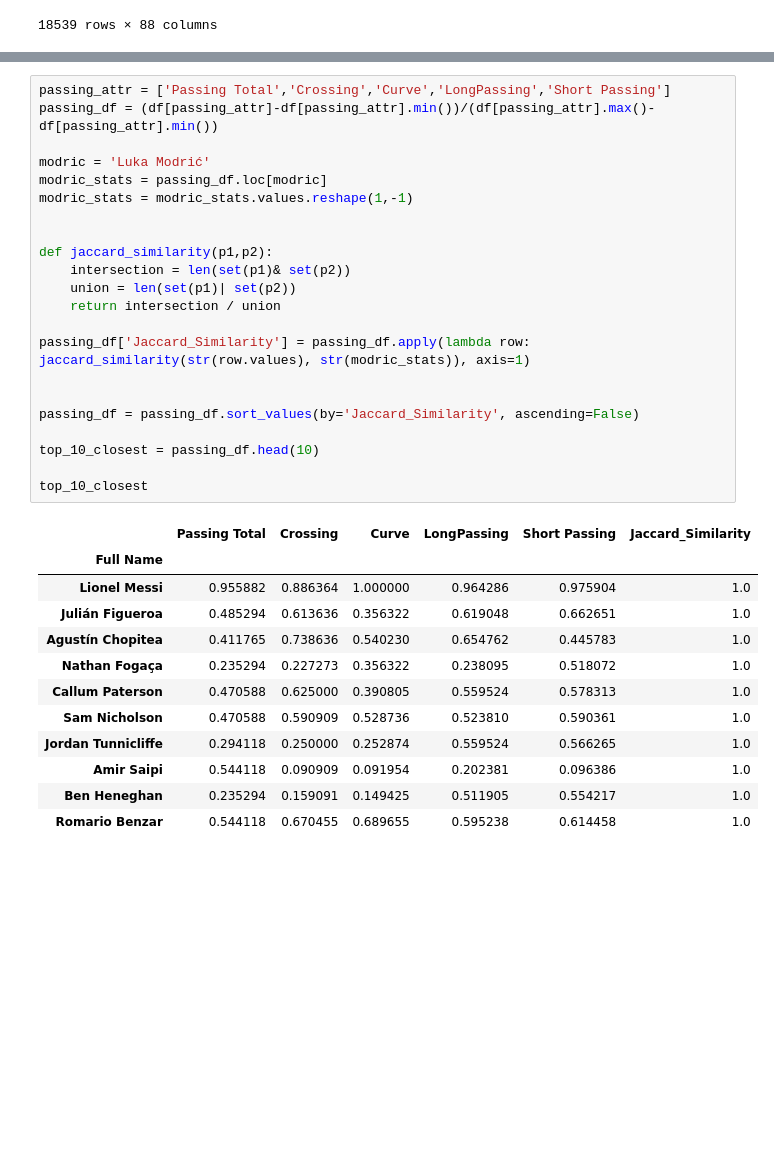
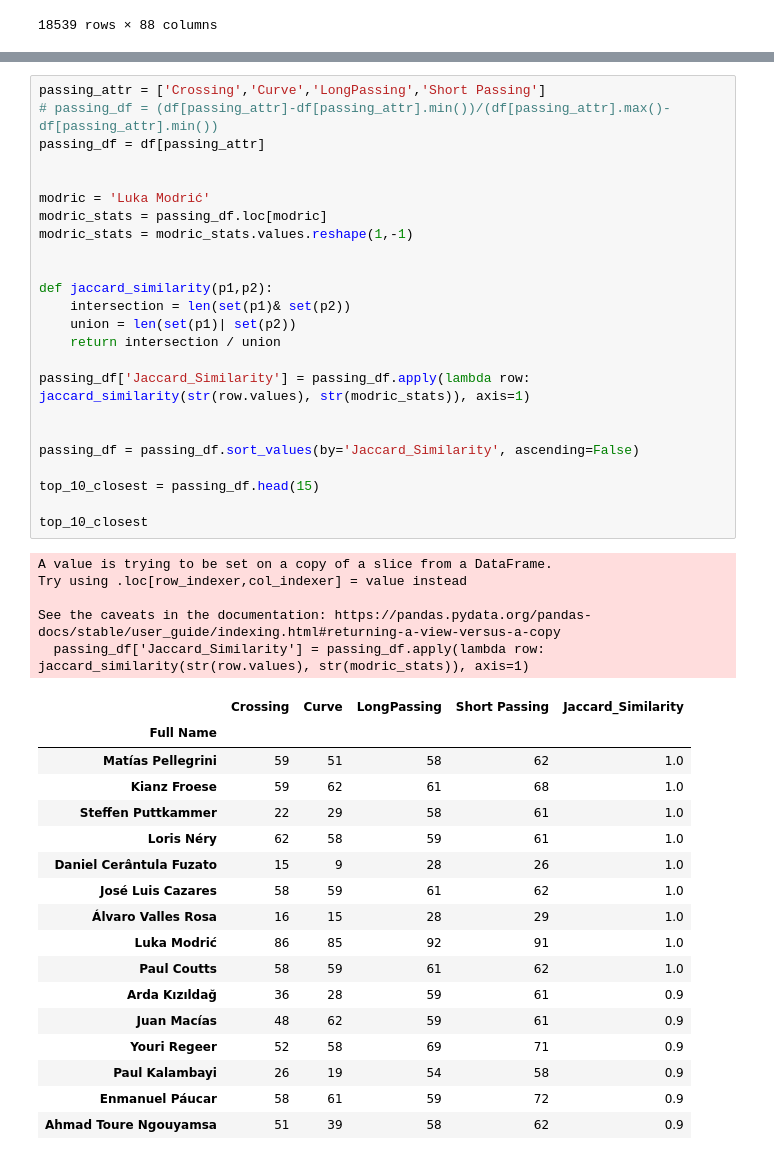
Before and after one commit to chiefotto/inst414asm3, a Jupyter notebook: main.ipynb, the cells around one changed output, grey strips where cells are left out. Drawn from its saved outputs; the diff is of its cells as text; blank space fills up the shorter version.

```diff
--- a/main.ipynb
+++ b/main.ipynb
@@ -84,37 +91,49 @@ top
 # %%
-passing_attr = ['Passing Total','Crossing','Curve','LongPassing','Short Passing']
-passing_df = (df[passing_attr]-df[passing_attr].min())/(df[passing_attr].max()-df[passing_attr].min())
+passing_attr = ['Crossing','Curve','LongPassing','Short Passing']
+# passing_df = (df[passing_attr]-df[passing_attr].min())/(df[passing_attr].max()-df[passing_attr].min())
+passing_df = df[passing_attr]
+
 
 modric = 'Luka Modrić'
 modric_stats = passing_df.loc[modric]
 modric_stats = modric_stats.values.reshape(1,-1)
 
 
 def jaccard_similarity(p1,p2):
     intersection = len(set(p1)& set(p2))
     union = len(set(p1)| set(p2))
     return intersection / union
 
 passing_df['Jaccard_Similarity'] = passing_df.apply(lambda row: jaccard_similarity(str(row.values), str(modric_stats)), axis=1)
 
 
 passing_df = passing_df.sort_values(by='Jaccard_Similarity', ascending=False)
 
-top_10_closest = passing_df.head(10)
+top_10_closest = passing_df.head(15)
 
 top_10_closest
 # %% [output]
+A value is trying to be set on a copy of a slice from a DataFrame.
+Try using .loc[row_indexer,col_indexer] = value instead
+
+See the caveats in the documentation: https://pandas.pydata.org/pandas-docs/stable/user_guide/indexing.html#returning-a-view-versus-a-copy
+  passing_df['Jaccard_Similarity'] = passing_df.apply(lambda row: jaccard_similarity(str(row.values), str(modric_stats)), axis=1)
-|  | Passing Total | Crossing | Curve | LongPassing | Short Passing | Jaccard_Similarity |
-| Full Name |  |  |  |  |  |  |
-| Lionel Messi | 0.955882 | 0.886364 | 1.000000 | 0.964286 | 0.975904 | 1.0 |
-| Julián Figueroa | 0.485294 | 0.613636 | 0.356322 | 0.619048 | 0.662651 | 1.0 |
-| Agustín Chopitea | 0.411765 | 0.738636 | 0.540230 | 0.654762 | 0.445783 | 1.0 |
-| Nathan Fogaça | 0.235294 | 0.227273 | 0.356322 | 0.238095 | 0.518072 | 1.0 |
-| Callum Paterson | 0.470588 | 0.625000 | 0.390805 | 0.559524 | 0.578313 | 1.0 |
-| Sam Nicholson | 0.470588 | 0.590909 | 0.528736 | 0.523810 | 0.590361 | 1.0 |
-| Jordan Tunnicliffe | 0.294118 | 0.250000 | 0.252874 | 0.559524 | 0.566265 | 1.0 |
-| Amir Saipi | 0.544118 | 0.090909 | 0.091954 | 0.202381 | 0.096386 | 1.0 |
-| Ben Heneghan | 0.235294 | 0.159091 | 0.149425 | 0.511905 | 0.554217 | 1.0 |
-| Romario Benzar | 0.544118 | 0.670455 | 0.689655 | 0.595238 | 0.614458 | 1.0 |
+|  | Crossing | Curve | LongPassing | Short Passing | Jaccard_Similarity |
+| Full Name |  |  |  |  |  |
+| Matías Pellegrini | 59 | 51 | 58 | 62 | 1.0 |
+| Kianz Froese | 59 | 62 | 61 | 68 | 1.0 |
+| Steffen Puttkammer | 22 | 29 | 58 | 61 | 1.0 |
+| Loris Néry | 62 | 58 | 59 | 61 | 1.0 |
+| Daniel Cerântula Fuzato | 15 | 9 | 28 | 26 | 1.0 |
+| José Luis Cazares | 58 | 59 | 61 | 62 | 1.0 |
+| Álvaro Valles Rosa | 16 | 15 | 28 | 29 | 1.0 |
+| Luka Modrić | 86 | 85 | 92 | 91 | 1.0 |
+| Paul Coutts | 58 | 59 | 61 | 62 | 1.0 |
+| Arda Kızıldağ | 36 | 28 | 59 | 61 | 0.9 |
+| Juan Macías | 48 | 62 | 59 | 61 | 0.9 |
+| Youri Regeer | 52 | 58 | 69 | 71 | 0.9 |
+| Paul Kalambayi | 26 | 19 | 54 | 58 | 0.9 |
+| Enmanuel Páucar | 58 | 61 | 59 | 72 | 0.9 |
+| Ahmad Toure Ngouyamsa | 51 | 39 | 58 | 62 | 0.9 |
 # %%
 messi_attr = ['Sprint Speed','Short Passing','Dribbling','BallControl','Acceleration','Balance']
```
Also changed, not shown: parts of 5 cells of this notebook.
